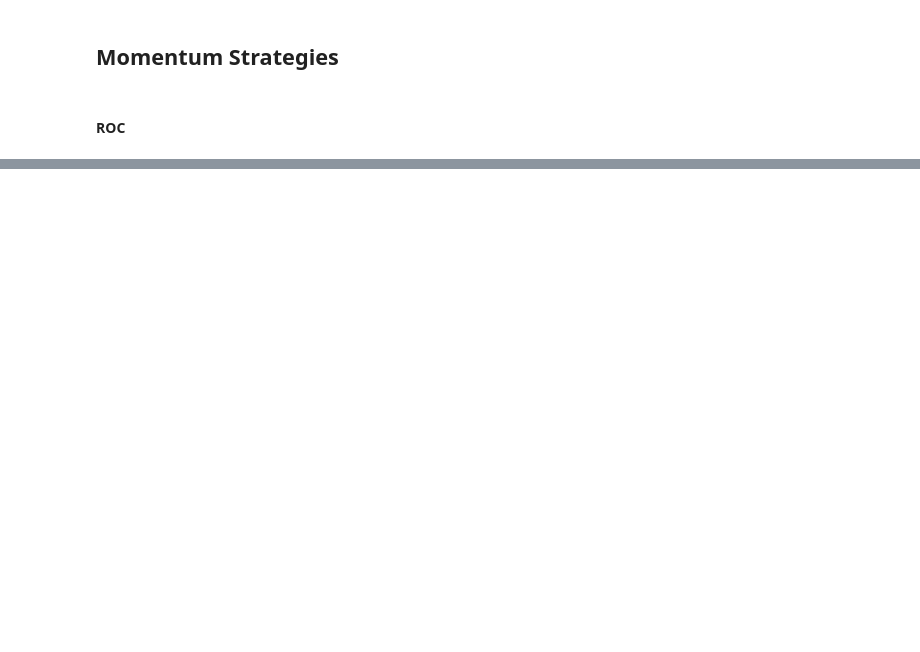
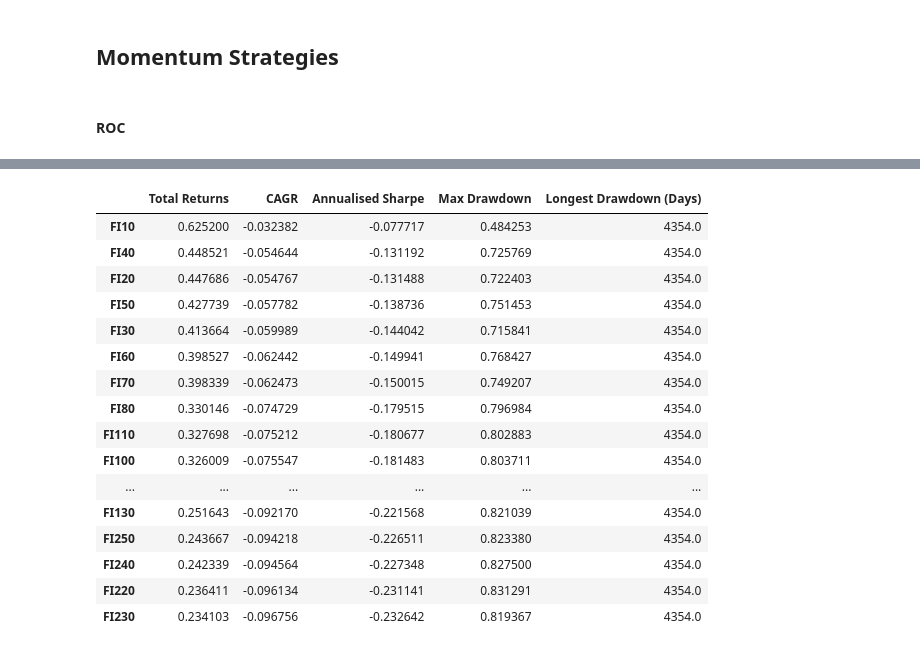
Before and after one commit to Gregtwl/GrpAssignment, a Jupyter notebook: Assignment.ipynb, the cells around one changed output, grey strips where cells are left out. Drawn from its saved outputs; the diff is of its cells as text; code cells hidden in the pictures; blank space fills up the shorter version.

```diff
--- a/Assignment.ipynb
+++ b/Assignment.ipynb
@@ -207,10 +208,23 @@ def generate_rsi_signal(rsi_data: pd.Series) -> pd.Series:
 
     return pd.concat([rsi_position, rsi_signal], axis=1)
 # %%
-def generate_force_index(data_price: pd.Series, data_vol: pd.Series, n: int) -> pd.Series
+def generate_force_index(data_price: pd.Series, data_vol: pd.Series, period: int) -> pd.Series:
 
     indicator = data_price.diff() * data_vol
-    lag_indicator = indicator.ewm(span = n)
+    lag_indicator = indicator.ewm(span = period, adjust = False).mean()
+
+    return lag_indicator
+# %%
+def generate_force_index_signal(data: pd.Series) -> pd.Series:
+
+    position = pd.Series(np.where(data >= 0, 1.0, -1.0),
+                        index = data.index,
+                        name = 'FI_position'
+                        )
+    signal = position.diff()/2
+    signal.name = 'FI_signal'
+
+    return pd.concat([position, signal], axis = 1)
 # %% [markdown]
 ## Performance Metrics
 # %%
@@ -537,4 +578,24 @@ generate_ema_cross_metrics(MA_list, MA_list).sort_values(by = 'Annualised Sharpe
 190 rows × 5 columns
 # %%
-rsi_data = spy_data_close.copy()
-generate_RSI(rsi_data, 14)
+def generate_fi_Metrics(time_periods):
+
+    Metrics = pd.DataFrame()
+
+    for i in time_periods:
+
+        data = spy_data_returns.copy()
+
+        data[f'fi{i}'] = generate_force_index(spy_data['Close'], spy_data['Volume'], i)
+
+        data = pd.concat([data, generate_force_index_signal(data[f'fi{i}'])], axis = 1)
+
+        data['Strat_returns'] = data['Returns'] * data['FI_position'].shift(1)
+
+        # print(f'===Data for ROC{i}===')
+        strat_series = evaluate_returns(data['Strat_returns'])
+        strat_series.name = f'FI{i}'
+
+        Metrics = pd.concat([Metrics, strat_series], axis = 1)
+
+    Metrics.index = ['Total Returns', 'CAGR', 'Annualised Sharpe', 'Max Drawdown', 'Longest Drawdown (Days)']
+    return Metrics.T
@@ -555,0 +619,20 @@ generate_RSI(rsi_data, 14)
+# %%
+generate_fi_Metrics(list(range(10,251,10))).sort_values(by = 'Annualised Sharpe', ascending=False)
+# %% [output]
+|  | Total Returns | CAGR | Annualised Sharpe | Max Drawdown | Longest Drawdown (Days) |
+| FI10 | 0.625200 | -0.032382 | -0.077717 | 0.484253 | 4354.0 |
+| FI40 | 0.448521 | -0.054644 | -0.131192 | 0.725769 | 4354.0 |
+| FI20 | 0.447686 | -0.054767 | -0.131488 | 0.722403 | 4354.0 |
+| FI50 | 0.427739 | -0.057782 | -0.138736 | 0.751453 | 4354.0 |
+| FI30 | 0.413664 | -0.059989 | -0.144042 | 0.715841 | 4354.0 |
+| FI60 | 0.398527 | -0.062442 | -0.149941 | 0.768427 | 4354.0 |
+| FI70 | 0.398339 | -0.062473 | -0.150015 | 0.749207 | 4354.0 |
+| FI80 | 0.330146 | -0.074729 | -0.179515 | 0.796984 | 4354.0 |
+| FI110 | 0.327698 | -0.075212 | -0.180677 | 0.802883 | 4354.0 |
+| FI100 | 0.326009 | -0.075547 | -0.181483 | 0.803711 | 4354.0 |
+| ... | ... | ... | ... | ... | ... |
+| FI130 | 0.251643 | -0.092170 | -0.221568 | 0.821039 | 4354.0 |
+| FI250 | 0.243667 | -0.094218 | -0.226511 | 0.823380 | 4354.0 |
+| FI240 | 0.242339 | -0.094564 | -0.227348 | 0.827500 | 4354.0 |
+| FI220 | 0.236411 | -0.096134 | -0.231141 | 0.831291 | 4354.0 |
+| FI230 | 0.234103 | -0.096756 | -0.232642 | 0.819367 | 4354.0 |
```
Also changed, not shown: parts of 11 cells of this notebook.
